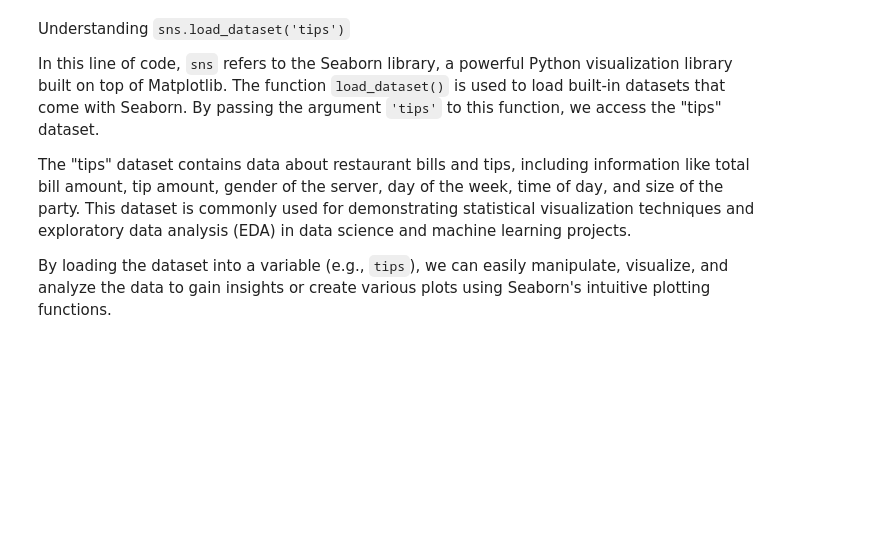
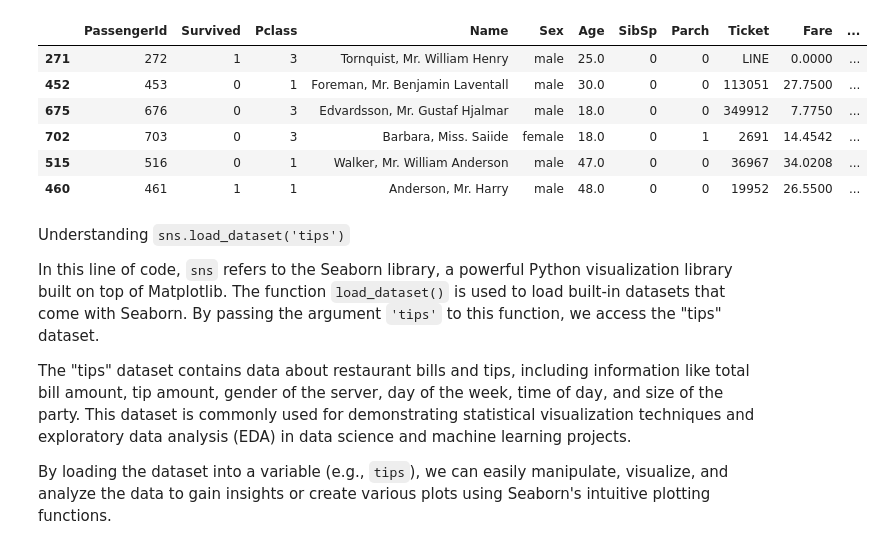
Before and after one commit to swapnilmagar123/Machine_learning-basic, a Jupyter notebook: Day21/EDAbivariate.ipynb, the cells around one changed output. Saved outputs shown, nothing was run; the diff lists cells and outputs as text; code cells hidden in the pictures; blank space fills up the shorter version.

```diff
--- a/Day21/EDAbivariate.ipynb
+++ b/Day21/EDAbivariate.ipynb
@@ -1,3 +3,14 @@
+# %%
+df = pd.read_csv("train (1).csv")
+df.sample(6)
+# %% [output]
+|  | PassengerId | Survived | Pclass | Name | Sex | Age | SibSp | Parch | Ticket | Fare | ... |
+| 271 | 272 | 1 | 3 | Tornquist, Mr. William Henry | male | 25.0 | 0 | 0 | LINE | 0.0000 | ... |
+| 452 | 453 | 0 | 1 | Foreman, Mr. Benjamin Laventall | male | 30.0 | 0 | 0 | 113051 | 27.7500 | ... |
+| 675 | 676 | 0 | 3 | Edvardsson, Mr. Gustaf Hjalmar | male | 18.0 | 0 | 0 | 349912 | 7.7750 | ... |
+| 702 | 703 | 0 | 3 | Barbara, Miss. Saiide | female | 18.0 | 0 | 1 | 2691 | 14.4542 | ... |
+| 515 | 516 | 0 | 1 | Walker, Mr. William Anderson | male | 47.0 | 0 | 0 | 36967 | 34.0208 | ... |
+| 460 | 461 | 1 | 1 | Anderson, Mr. Harry | male | 48.0 | 0 | 0 | 19952 | 26.5500 | ... |
 # %%
 import pandas as pd
 import seaborn as sns
```
Also changed, not shown: parts of 1 cell of this notebook, 3 other files.
